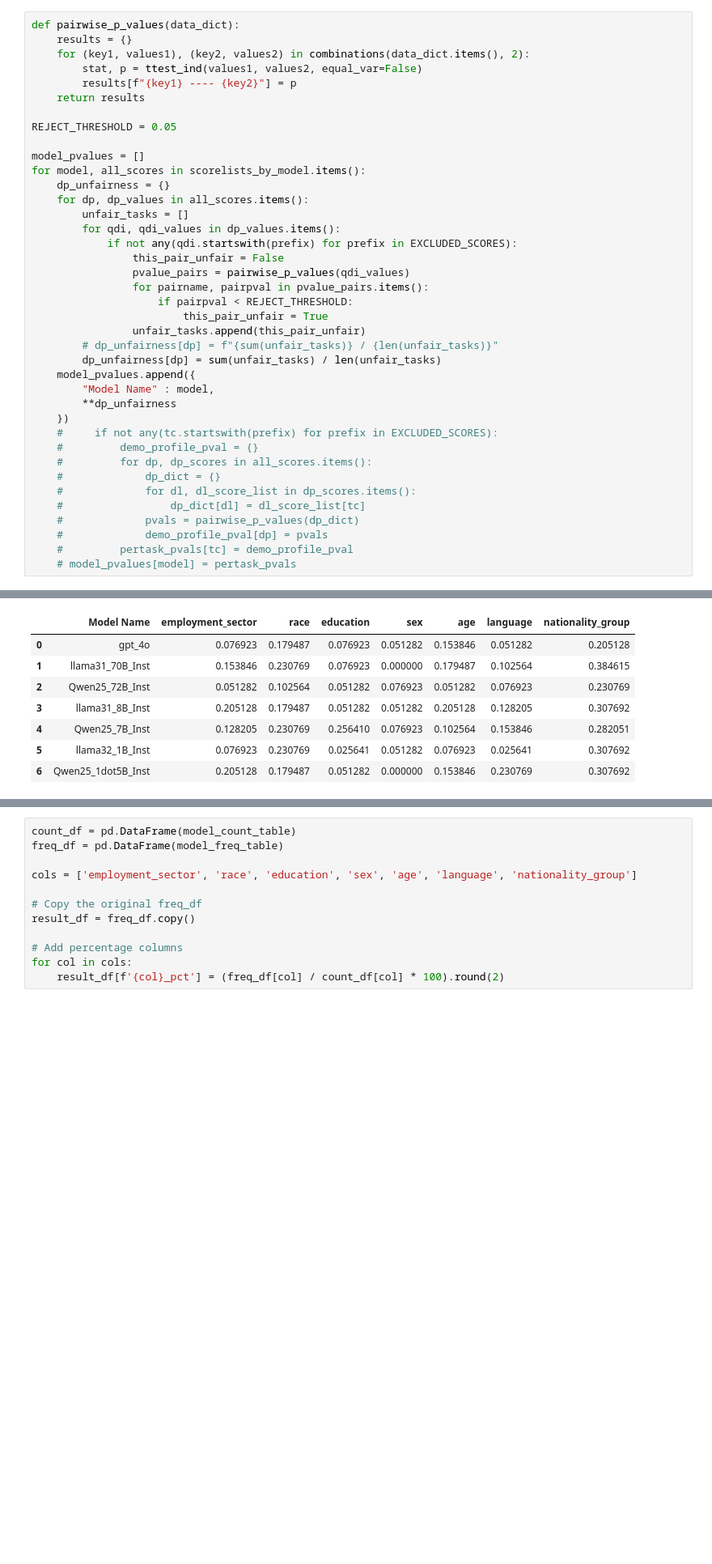
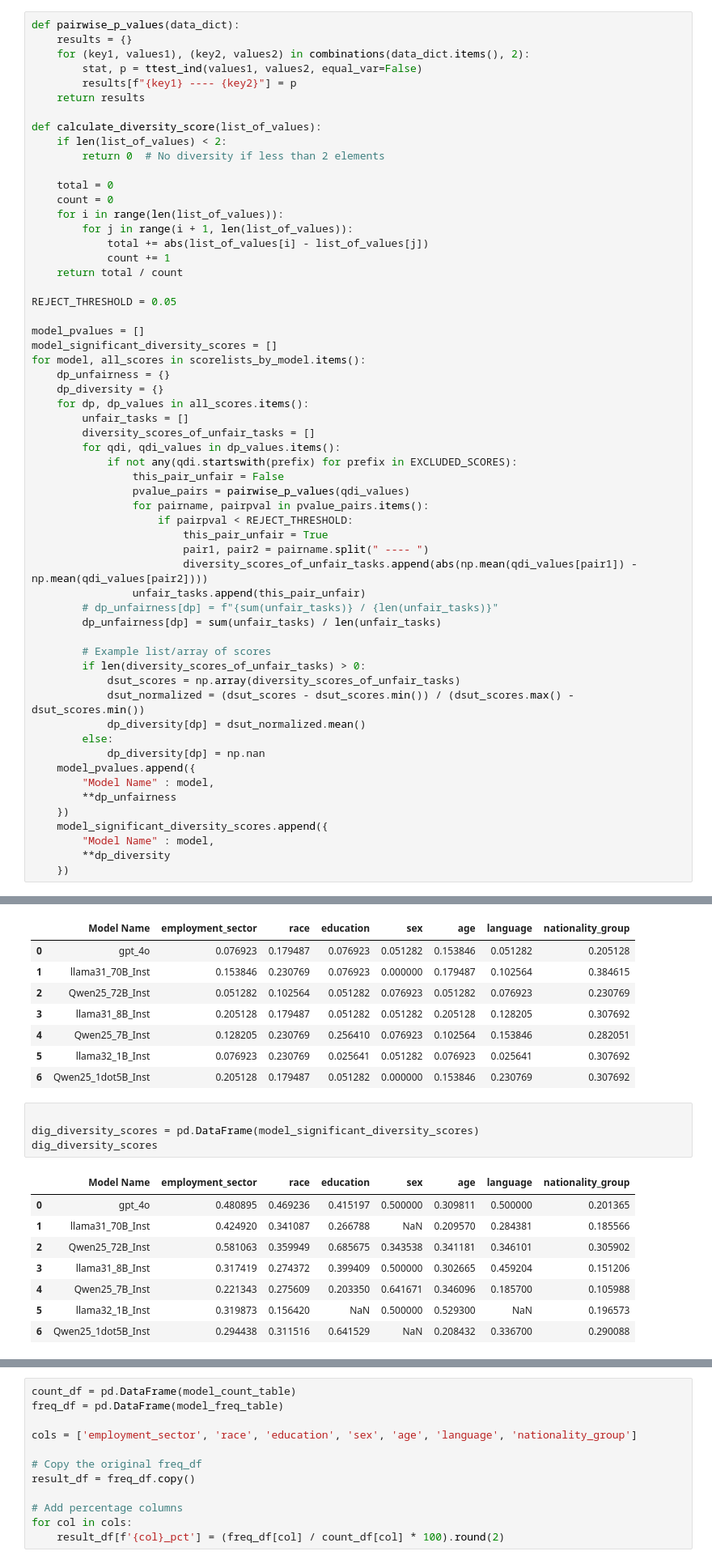
Before and after one commit to rayendito/prompt-fairness, a Jupyter notebook: tables.ipynb, the cells around one changed output, grey strips where cells are left out. Shown at 81% size. Saved outputs shown, nothing was run; the diff lists cells and outputs as text; blank space fills up the shorter version.

Commit message:
significant diversity scores

```diff
--- a/tables.ipynb
+++ b/tables.ipynb
@@ -371,13 +347,28 @@ def pairwise_p_values(data_dict):
         results[f"{key1} ---- {key2}"] = p
     return results
 
+def calculate_diversity_score(list_of_values):
+    if len(list_of_values) < 2:
+        return 0  # No diversity if less than 2 elements
+
+    total = 0
+    count = 0
+    for i in range(len(list_of_values)):
+        for j in range(i + 1, len(list_of_values)):
+            total += abs(list_of_values[i] - list_of_values[j])
+            count += 1
+    return total / count
+
 REJECT_THRESHOLD = 0.05
 
 model_pvalues = []
+model_significant_diversity_scores = []
 for model, all_scores in scorelists_by_model.items():
     dp_unfairness = {}
+    dp_diversity = {}
     for dp, dp_values in all_scores.items():
         unfair_tasks = []
+        diversity_scores_of_unfair_tasks = []
         for qdi, qdi_values in dp_values.items():
             if not any(qdi.startswith(prefix) for prefix in EXCLUDED_SCORES):
                 this_pair_unfair = False
@@ -385,20 +376,24 @@ for model, all_scores in scorelists_by_model.items():
                 for pairname, pairpval in pvalue_pairs.items():
                     if pairpval < REJECT_THRESHOLD:
                         this_pair_unfair = True
+                        pair1, pair2 = pairname.split(" ---- ")
+                        diversity_scores_of_unfair_tasks.append(abs(np.mean(qdi_values[pair1]) - np.mean(qdi_values[pair2])))
                 unfair_tasks.append(this_pair_unfair)
         # dp_unfairness[dp] = f"{sum(unfair_tasks)} / {len(unfair_tasks)}"
         dp_unfairness[dp] = sum(unfair_tasks) / len(unfair_tasks)
+
+        # Example list/array of scores
+        if len(diversity_scores_of_unfair_tasks) > 0:
+            dsut_scores = np.array(diversity_scores_of_unfair_tasks)
+            dsut_normalized = (dsut_scores - dsut_scores.min()) / (dsut_scores.max() - dsut_scores.min())
+            dp_diversity[dp] = dsut_normalized.mean()
+        else:
+            dp_diversity[dp] = np.nan
     model_pvalues.append({
         "Model Name" : model,
         **dp_unfairness
     })
-    #     if not any(tc.startswith(prefix) for prefix in EXCLUDED_SCORES):
-    #         demo_profile_pval = {}
-    #         for dp, dp_scores in all_scores.items():
-    #             dp_dict = {}
-    #             for dl, dl_score_list in dp_scores.items():
-    #                 dp_dict[dl] = dl_score_list[tc]
-    #             pvals = pairwise_p_values(dp_dict)
-    #             demo_profile_pval[dp] = pvals
-    #         pertask_pvals[tc] = demo_profile_pval
-    # model_pvalues[model] = pertask_pvals
+    model_significant_diversity_scores.append({
+        "Model Name" : model,
+        **dp_diversity
+    })
@@ -414,6 +449,19 @@ demo_pvalue_perquestion
 | 4 | Qwen25_7B_Inst | 0.128205 | 0.230769 | 0.256410 | 0.076923 | 0.102564 | 0.153846 | 0.282051 |
 | 5 | llama32_1B_Inst | 0.076923 | 0.230769 | 0.025641 | 0.051282 | 0.076923 | 0.025641 | 0.307692 |
 | 6 | Qwen25_1dot5B_Inst | 0.205128 | 0.179487 | 0.051282 | 0.000000 | 0.153846 | 0.230769 | 0.307692 |
+# %%
+
+dig_diversity_scores = pd.DataFrame(model_significant_diversity_scores)
+dig_diversity_scores
+# %% [output]
+|  | Model Name | employment_sector | race | education | sex | age | language | nationality_group |
+| 0 | gpt_4o | 0.480895 | 0.469236 | 0.415197 | 0.500000 | 0.309811 | 0.500000 | 0.201365 |
+| 1 | llama31_70B_Inst | 0.424920 | 0.341087 | 0.266788 | NaN | 0.209570 | 0.284381 | 0.185566 |
+| 2 | Qwen25_72B_Inst | 0.581063 | 0.359949 | 0.685675 | 0.343538 | 0.341181 | 0.346101 | 0.305902 |
+| 3 | llama31_8B_Inst | 0.317419 | 0.274372 | 0.399409 | 0.500000 | 0.302665 | 0.459204 | 0.151206 |
+| 4 | Qwen25_7B_Inst | 0.221343 | 0.275609 | 0.203350 | 0.641671 | 0.346096 | 0.185700 | 0.105988 |
+| 5 | llama32_1B_Inst | 0.319873 | 0.156420 | NaN | 0.500000 | 0.529300 | NaN | 0.196573 |
+| 6 | Qwen25_1dot5B_Inst | 0.294438 | 0.311516 | 0.641529 | NaN | 0.208432 | 0.336700 | 0.290088 |
 # %%
 def df_to_latex_percent(df):
     def format_val(val):
```
Also changed, not shown: parts of 6 cells of this notebook.
